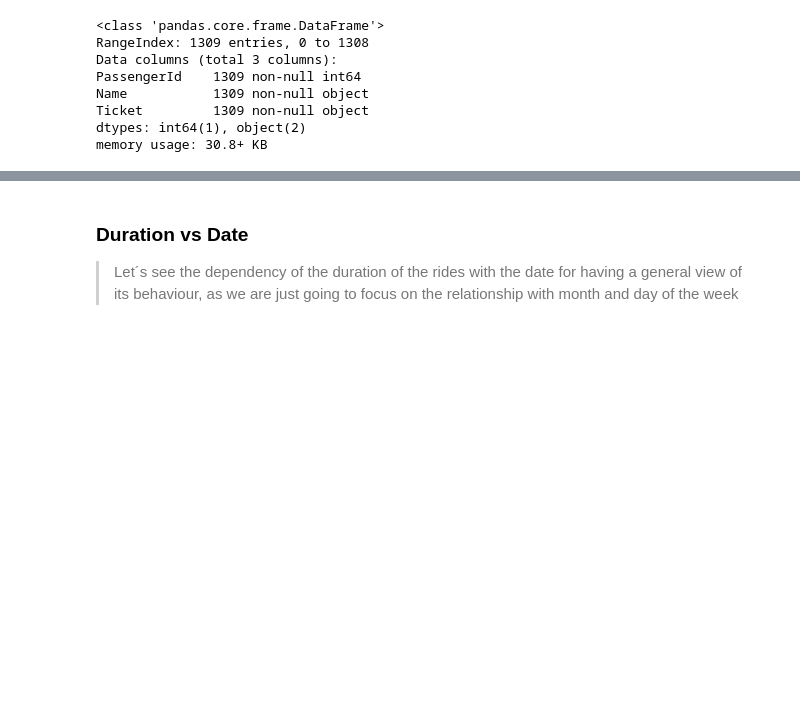
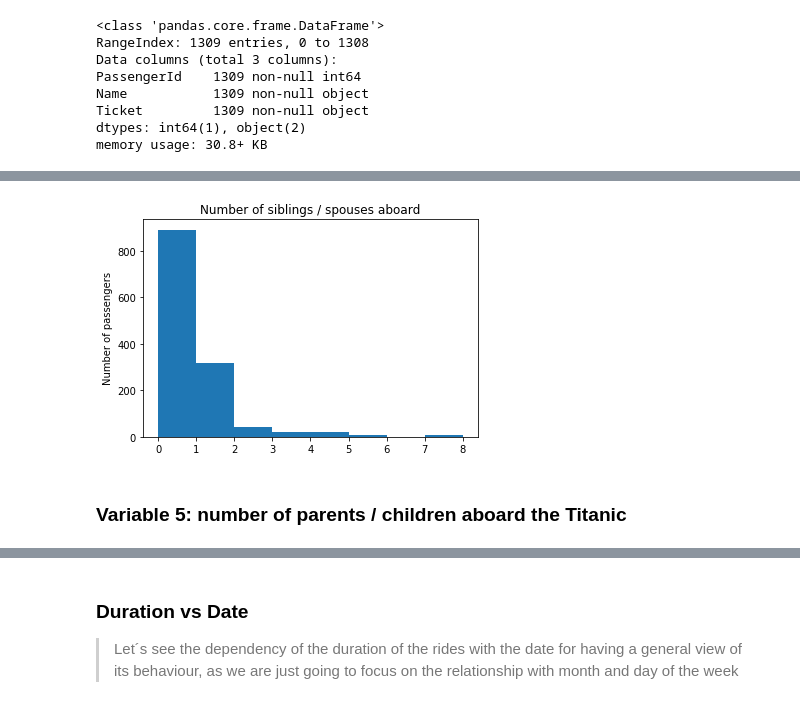
Before and after one commit to canceleiro/Titanic-Disaster, a Jupyter notebook: Titanic_Disaster.ipynb, the cells around one changed output, grey strips where cells are left out. Saved outputs shown, nothing was run; the diff lists cells and outputs as text; code cells hidden in the pictures; blank space fills up the shorter version.

```diff
--- a/Titanic_Disaster.ipynb
+++ b/Titanic_Disaster.ipynb
@@ -553,0 +521,9 @@ plt.title('Trips per type of user');
+# %%
+bin_edges = np.arange(0, df_tit['SibSp'].max()+1, 1)
+plt.hist(data = df_tit, x = 'SibSp', bins = bin_edges);
+plt.title('Number of siblings / spouses aboard');
+plt.ylabel('Number of passengers');
+# %% [output]
+[figure, added]
+# %% [markdown]
+### Variable 5: number of parents / children aboard the Titanic
```
Also changed, not shown: parts of 50 cells of this notebook.
